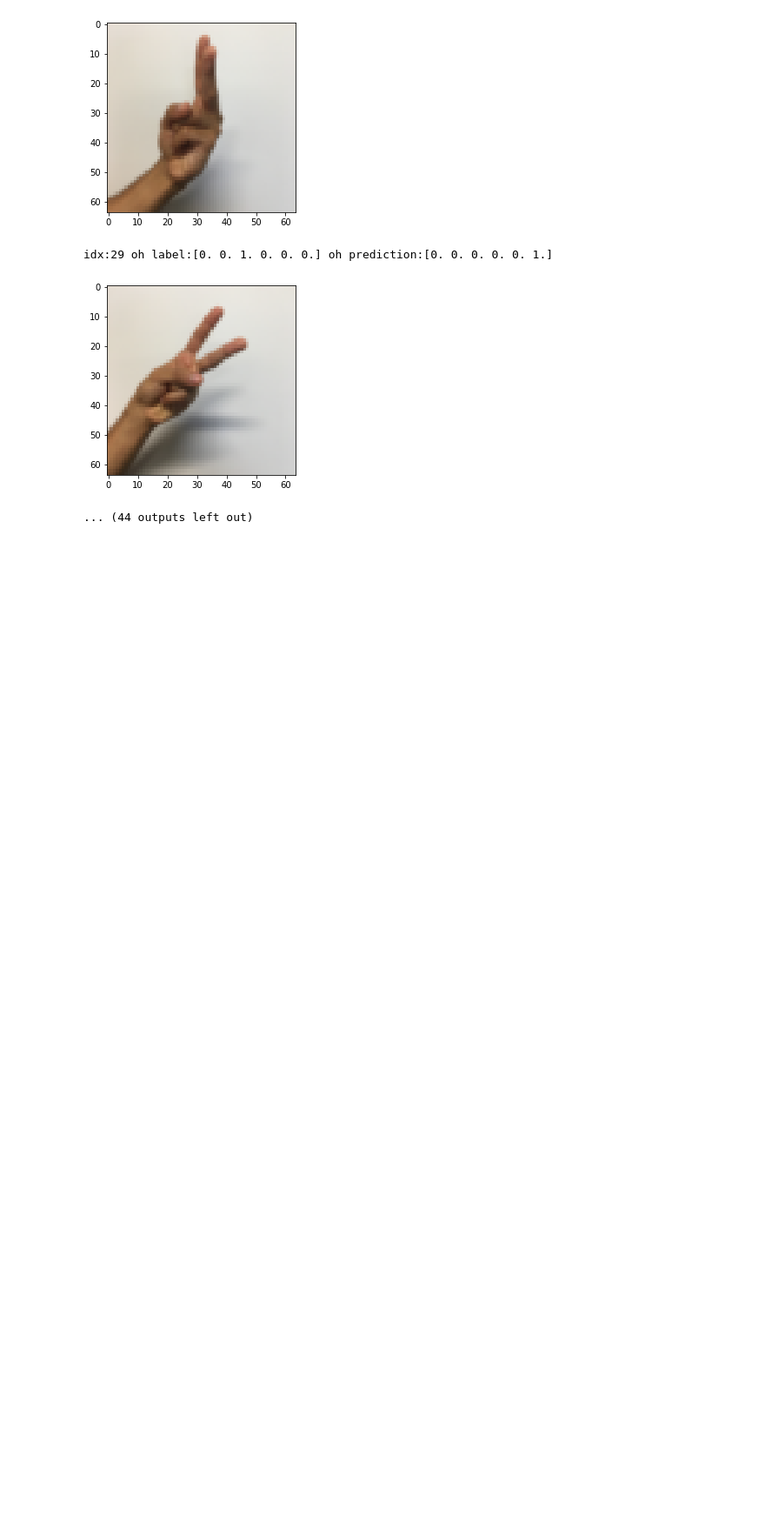
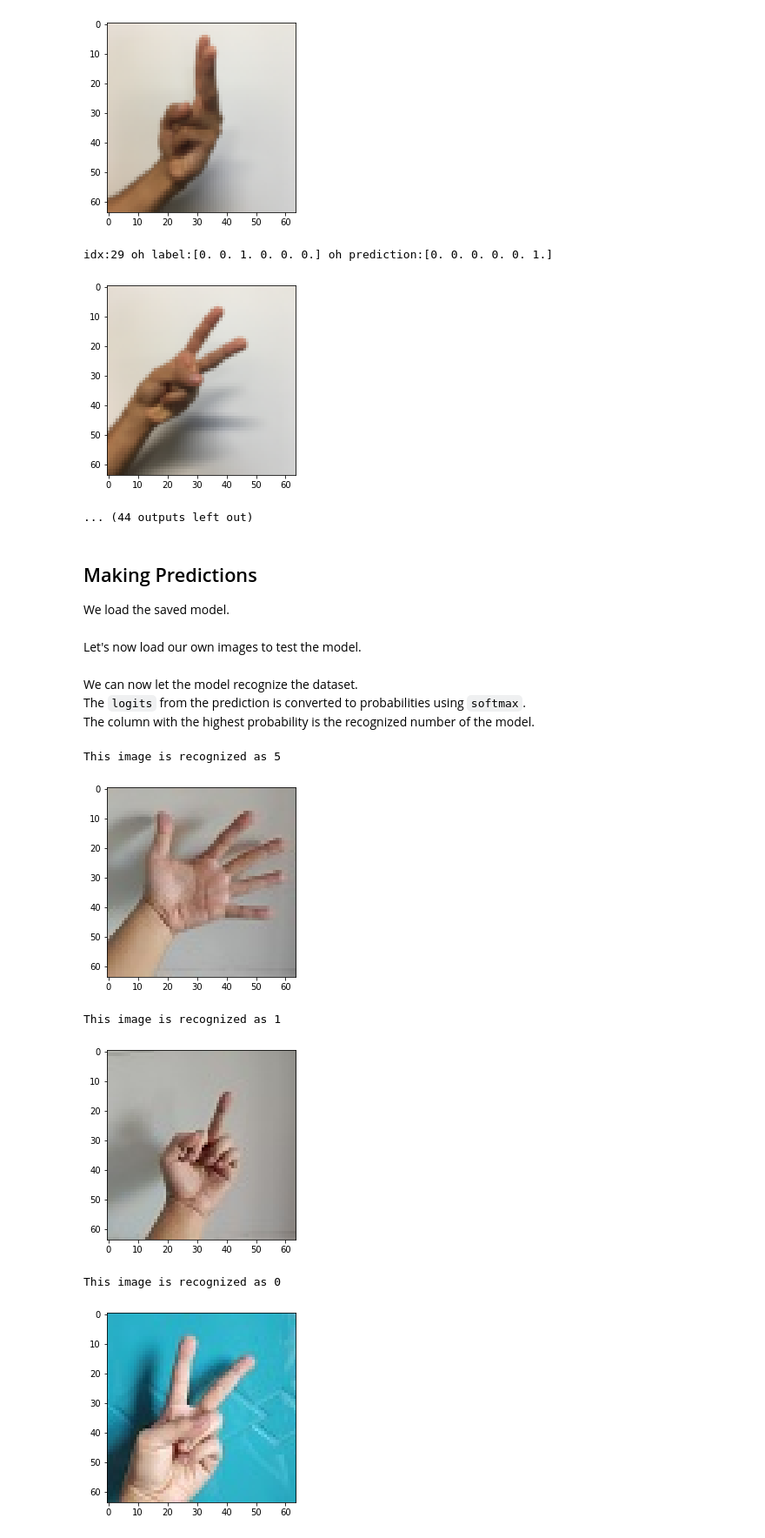
Before and after one commit to marc-ocampo/kamAI, a Jupyter notebook: kamAI.ipynb, the cells around one changed output. Shown at 87% size. Saved outputs shown, nothing was run; the diff lists cells and outputs as text; code cells hidden in the pictures; blank space fills up the shorter version.

Commit message:
prediction using own images

```diff
--- a/kamAI.ipynb
+++ b/kamAI.ipynb
@@ -290,3 +287,47 @@ idx:27 oh label:[0. 0. 1. 0. 0. 0.] oh prediction:[0. 0. 0. 0. 1. 0.]
 idx:29 oh label:[0. 0. 1. 0. 0. 0.] oh prediction:[0. 0. 0. 0. 0. 1.]
 [figure]
 ... (44 outputs left out)
+# %% [markdown]
+## Making Predictions
+
+We load the saved model.
+# %%
+model = tf.keras.models.load_model(model_dir)
+# %% [markdown]
+Let's now load our own images to test the model.
+# %%
+from PIL import Image
+
+files = ['five_white_bg.jpg', 'one_white_bg.jpg', 'two_blue_bg.jpg']
+files = ['images/' + x for x in files] # append dir
+
+own_dataset = np.zeros((len(files), 64, 64, 3))
+
+# open image
+for idx in range(len(files)):
+    img = Image.open(files[idx], mode='r')
+    # resize if needed, but here I resized all image manually
+    own_dataset[idx] = np.array(img)
+    img.close()
+
+# normalize dataset
+own_dataset = own_dataset/255
+# %% [markdown]
+We can now let the model recognize the dataset.
+The `logits` from the prediction is converted to probabilities using `softmax`.
+The column with the highest probability is the recognized number of the model.
+# %%
+predictions = model.predict(own_dataset)
+predicted_probabilities = tf.nn.softmax(predictions)
+
+for idx in range(len(predictions)):
+    print('This image is recognized as ' + str(predicted_probabilities[idx].numpy().argmax(axis=0)))
+    plt.imshow(own_dataset[idx])
+    plt.show()
+# %% [output]
+This image is recognized as 5
+[figure, added]
+This image is recognized as 1
+[figure, added]
+This image is recognized as 0
+[figure, added]
```
Also changed, not shown: parts of 2 cells of this notebook, 3 other files.
